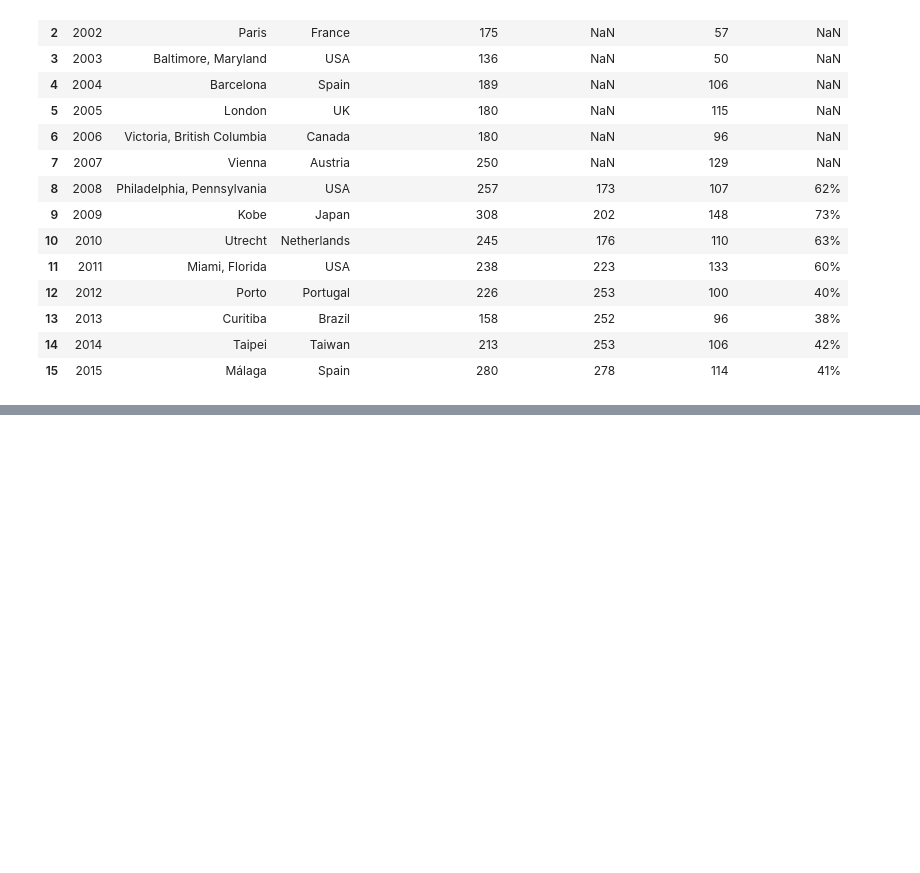
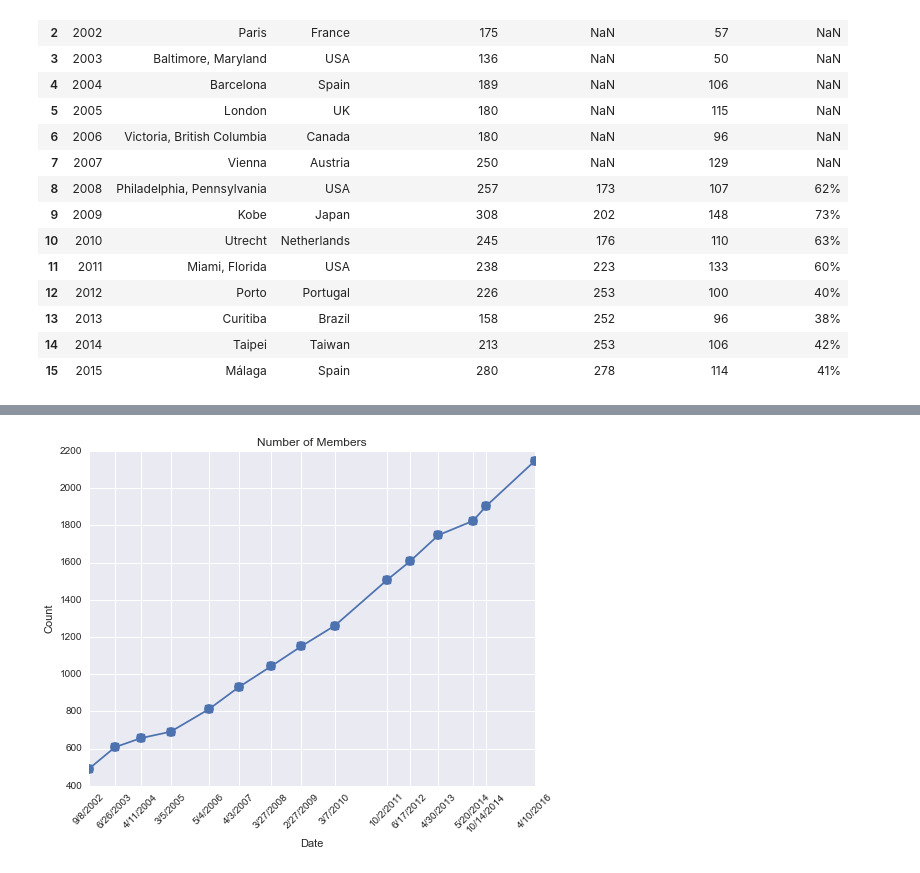
Before and after one commit to ismir/community-stats, a Jupyter notebook: data-visualization.ipynb, the cells around one changed output, grey strips where cells are left out. Drawn from its saved outputs; the diff is of its cells as text; code cells hidden in the pictures; blank space fills up the shorter version.

```diff
--- a/data-visualization.ipynb
+++ b/data-visualization.ipynb
@@ -52,0 +57,3 @@ plt.legend()
+# %%
+data = pd.read_csv("data/Community Membership.csv")
+data
@@ -52,0 +77,17 @@ plt.legend()
+# %%
+date_format = "%m/%d/%Y"
+d = [datetime.strptime(d, date_format) for d in np.array(data.Date)]
+d = [dd.days for dd in np.diff(d)]
+d = np.cumsum(d)
+d = np.r_[0., d]
+d = d  / np.max(d) * (len(d) - 1)
+# %%
+fig, ax = plt.subplots(1, 1, figsize=(8, 6))
+ax.plot(d, data.Members, 'o-', c=seaborn.color_palette()[0], ms=10)
+plt.xticks(d, data.Date, rotation=45)
+plt.title("Number of Members")
+ax.set_xlabel("Date")
+ax.set_ylabel("Count")
+plt.savefig('../ismir_web/img/membership_stats.png')
+# %% [output]
+[figure, added]
```
Also changed, not shown: parts of 11 cells of this notebook.
